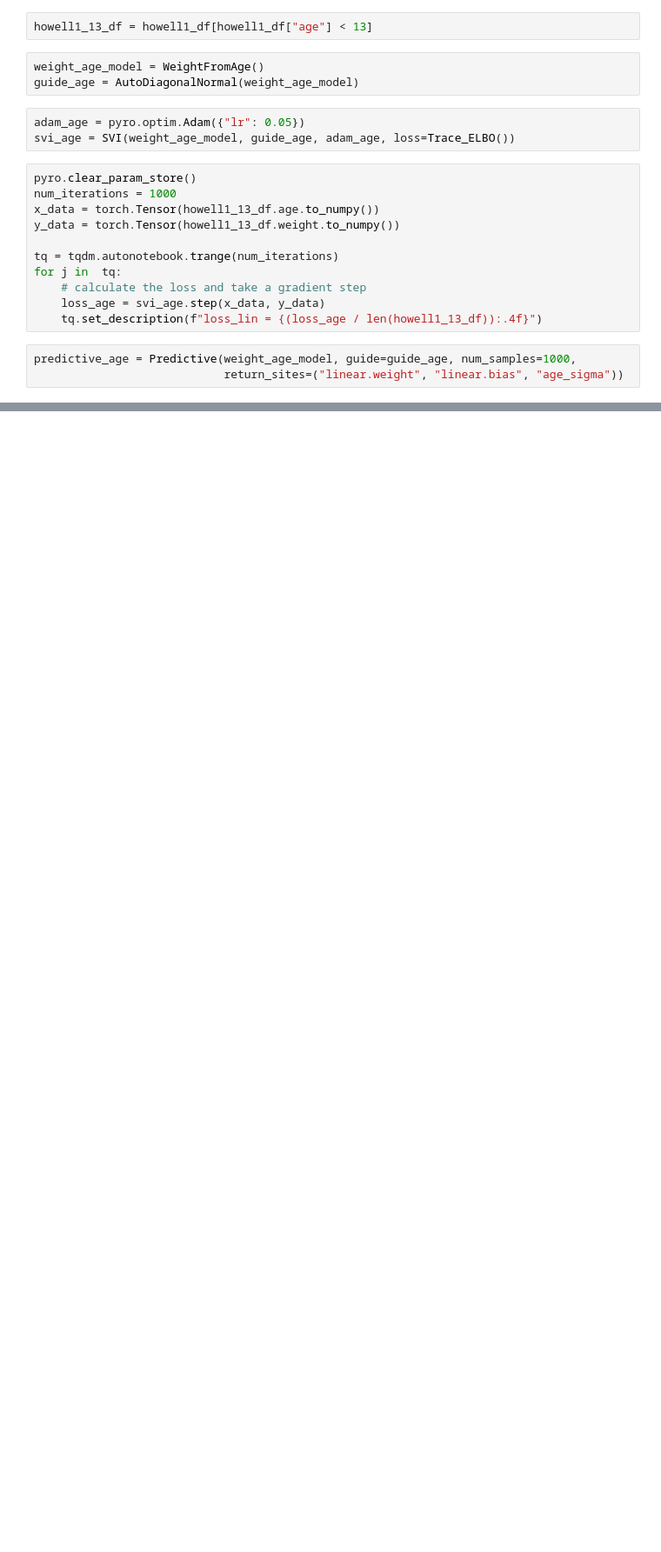
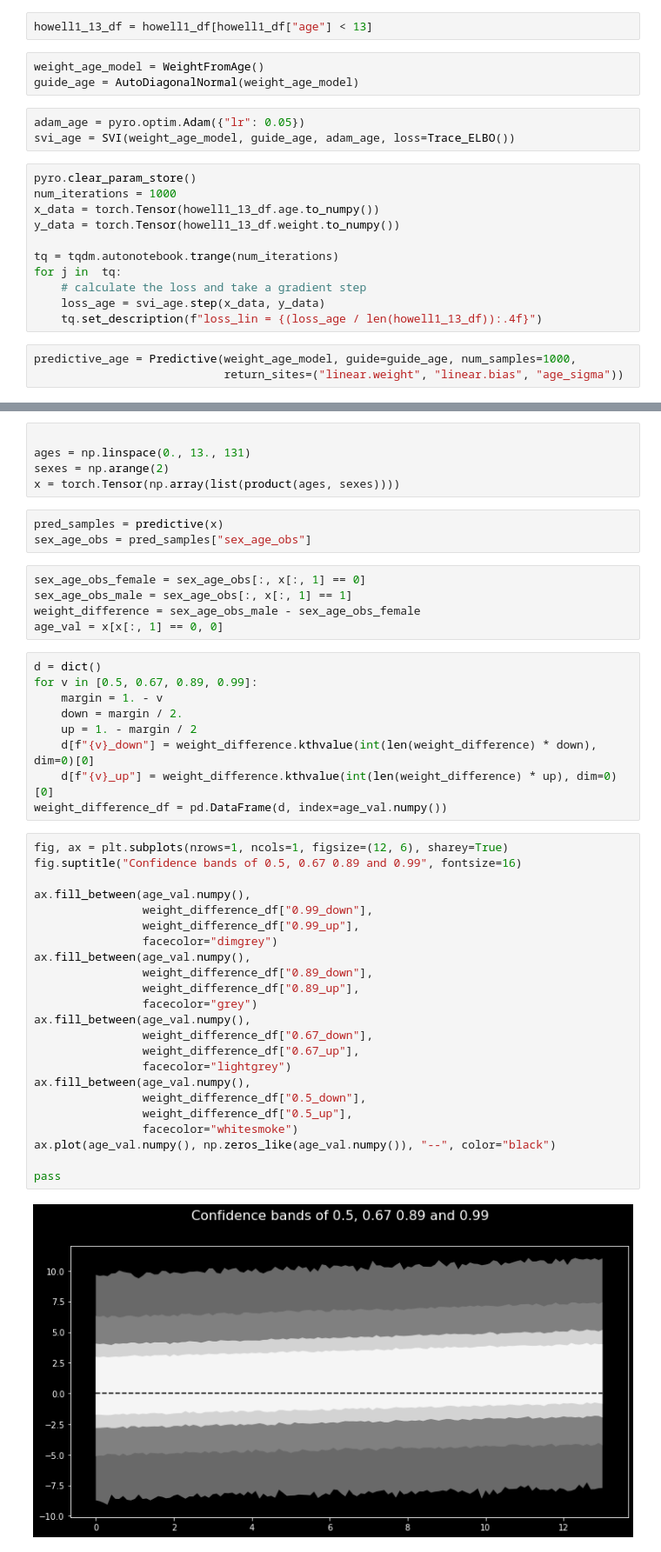
Before and after one commit to OhadSilbert/stat_rethinking_2022, a Jupyter notebook: notebook/week02.ipynb, the cells around one changed output, grey strips where cells are left out. Shown at 87% size. Drawn from its saved outputs; the diff is of its cells as text; blank space fills up the shorter version.

```diff
--- a/notebook/week02.ipynb
+++ b/notebook/week02.ipynb
@@ -264,0 +389,47 @@ pd.DataFrame(
+# %%
+
+ages = np.linspace(0., 13., 131)
+sexes = np.arange(2)
+x = torch.Tensor(np.array(list(product(ages, sexes))))
+# %%
+pred_samples = predictive(x)
+sex_age_obs = pred_samples["sex_age_obs"]
+# %%
+sex_age_obs_female = sex_age_obs[:, x[:, 1] == 0]
+sex_age_obs_male = sex_age_obs[:, x[:, 1] == 1]
+weight_difference = sex_age_obs_male - sex_age_obs_female
+age_val = x[x[:, 1] == 0, 0]
+# %%
+d = dict()
+for v in [0.5, 0.67, 0.89, 0.99]:
+    margin = 1. - v
+    down = margin / 2.
+    up = 1. - margin / 2
+    d[f"{v}_down"] = weight_difference.kthvalue(int(len(weight_difference) * down), dim=0)[0]
+    d[f"{v}_up"] = weight_difference.kthvalue(int(len(weight_difference) * up), dim=0)[0]
+weight_difference_df = pd.DataFrame(d, index=age_val.numpy())
+# %%
+fig, ax = plt.subplots(nrows=1, ncols=1, figsize=(12, 6), sharey=True)
+fig.suptitle("Confidence bands of 0.5, 0.67 0.89 and 0.99", fontsize=16)
+
+ax.fill_between(age_val.numpy(),
+                weight_difference_df["0.99_down"],
+                weight_difference_df["0.99_up"],
+                facecolor="dimgrey")
+ax.fill_between(age_val.numpy(),
+                weight_difference_df["0.89_down"],
+                weight_difference_df["0.89_up"],
+                facecolor="grey")
+ax.fill_between(age_val.numpy(),
+                weight_difference_df["0.67_down"],
+                weight_difference_df["0.67_up"],
+                facecolor="lightgrey")
+ax.fill_between(age_val.numpy(),
+                weight_difference_df["0.5_down"],
+                weight_difference_df["0.5_up"],
+                facecolor="whitesmoke")
+ax.plot(age_val.numpy(), np.zeros_like(age_val.numpy()), "--", color="black")
+
+pass
+# %% [output]
+[figure, added]
```
Also changed, not shown: parts of 18 cells of this notebook, 1 other file.
